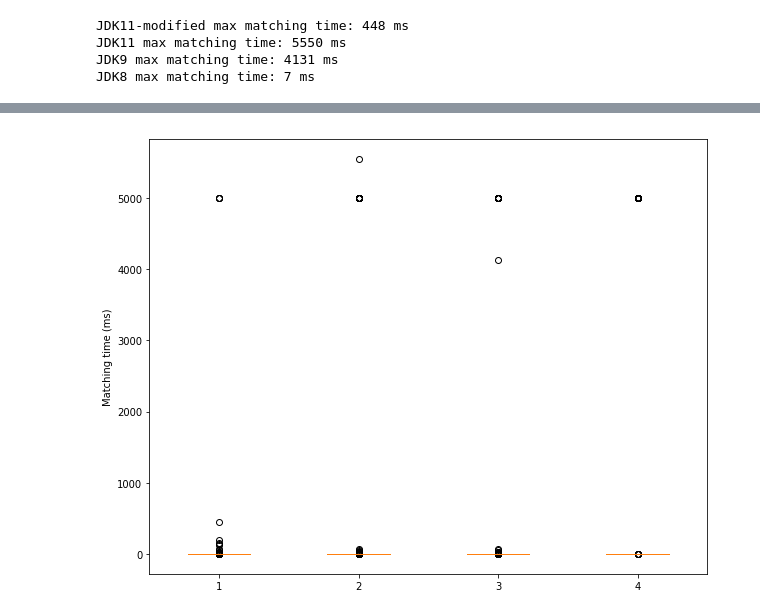
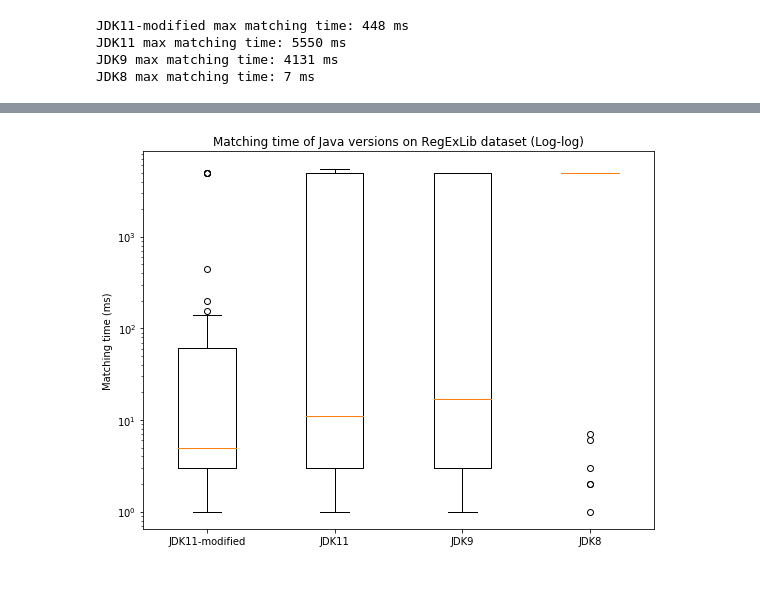
Before and after one commit to steynvl/java-regex-engine-analysis, a Jupyter notebook: benchmarks/plot_data.ipynb, the cells around one changed output, grey strips where cells are left out. Drawn from its saved outputs; the diff is of its cells as text; code cells hidden in the pictures; blank space fills up the shorter version.

```diff
--- a/benchmarks/plot_data.ipynb
+++ b/benchmarks/plot_data.ipynb
@@ -129,13 +133,21 @@ for entry in regexlib_data:
         data.append(list(map(lambda t: 5000 if t == 'timeout' else int(t), times)))
-# %%
-fig = plt.figure(figsize=(10, 8))
-
-# Creating plot
-plt.boxplot(data)
-
-plt.ylabel('Matching time (ms)')
-
-# show plot
-plt.show()
-# %% [output]
-[figure, removed]
+# %%
+fig, axes = plt.subplots(figsize=(8,6))
+
+def plot(fig, ax, title: str, yscale='linear'):
+    # Creating plot
+    ax.boxplot(data)
+
+    ax.set_xticks(np.arange(1, len(xlabels)+1))
+    ax.set_xticklabels(xlabels)
+
+    plt.ylabel('Matching time (ms)')
+    plt.yscale(yscale)
+    plt.title(title)
+
+    fig.tight_layout()
+    plt.show()
+
+plot(fig, axes, 'Matching time of Java versions on RegExLib dataset (Log-log)', 'log')
+# %% [output]
+[figure, added]
```
Also changed, not shown: parts of 4 cells of this notebook.
